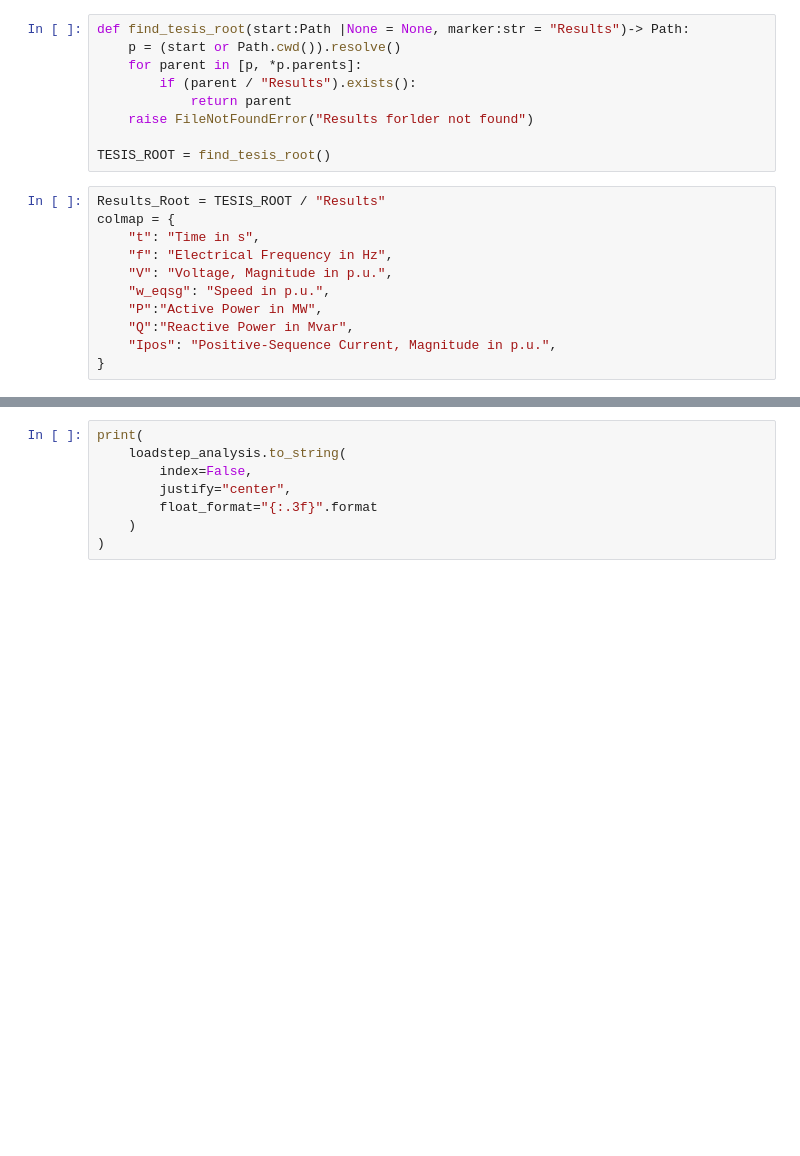
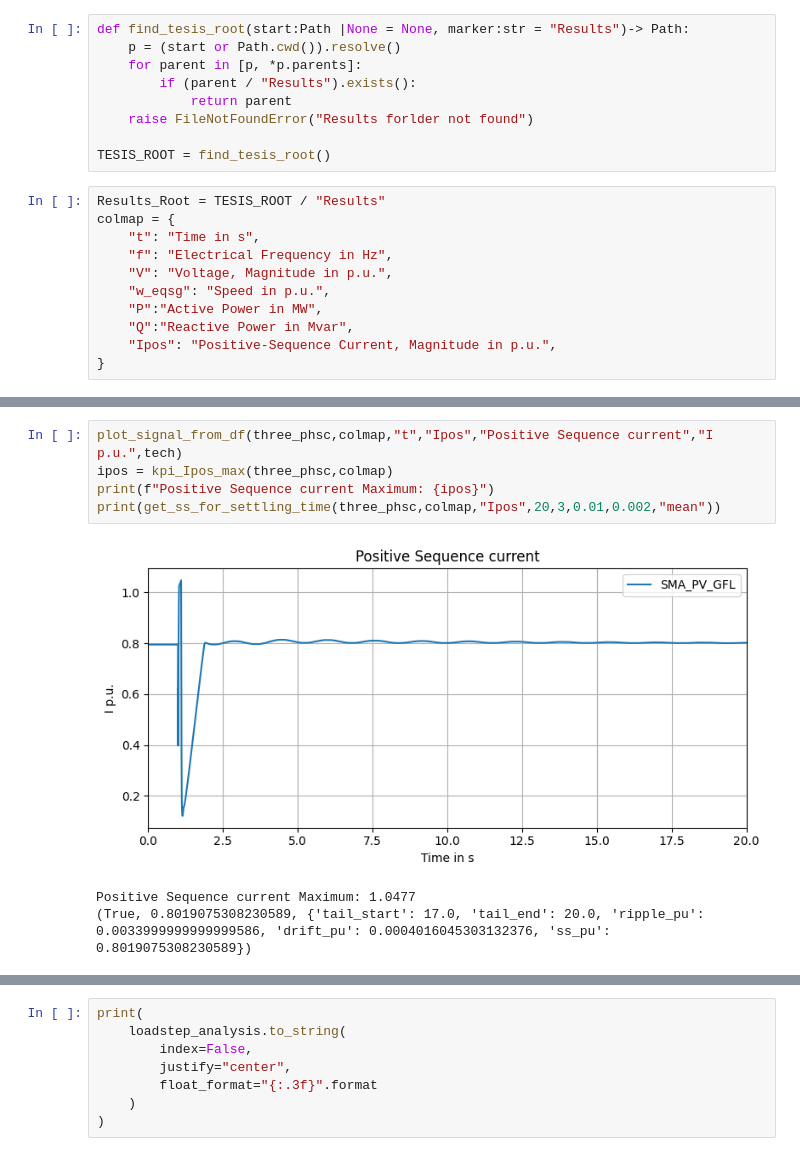
Before and after one commit to marioataveraleon/Thesis, a Jupyter notebook: Scripts/kpis.ipynb, the cells around one changed output, grey strips where cells are left out. Saved outputs shown, nothing was run; the diff lists cells and outputs as text; blank space fills up the shorter version.

```diff
--- a/Scripts/kpis.ipynb
+++ b/Scripts/kpis.ipynb
@@ -330,0 +695,9 @@ loadstep_analysis.head()
+# %%
+plot_signal_from_df(three_phsc,colmap,"t","Ipos","Positive Sequence current","I p.u.",tech)
+ipos = kpi_Ipos_max(three_phsc,colmap)
+print(f"Positive Sequence current Maximum: {ipos}")
+print(get_ss_for_settling_time(three_phsc,colmap,"Ipos",20,3,0.01,0.002,"mean"))
+# %% [output]
+[figure, added]
+Positive Sequence current Maximum: 1.0477
+(True, 0.8019075308230589, {'tail_start': 17.0, 'tail_end': 20.0, 'ripple_pu': 0.0033999999999999586, 'drift_pu': 0.0004016045303132376, 'ss_pu': 0.8019075308230589})
```
Also changed, not shown: parts of 15 cells of this notebook.
